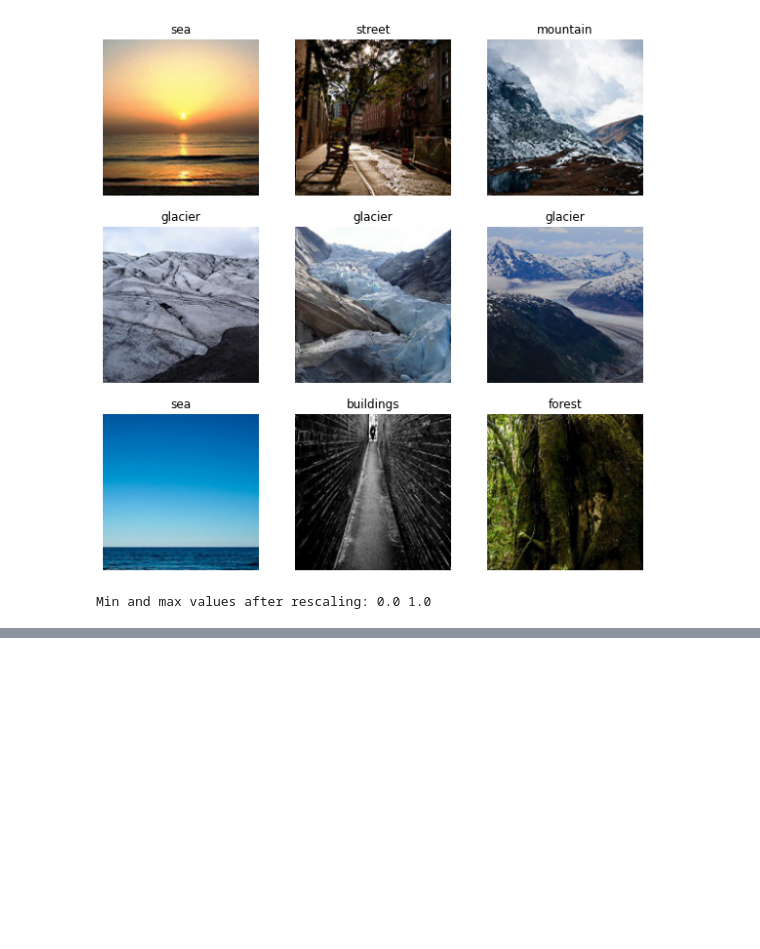
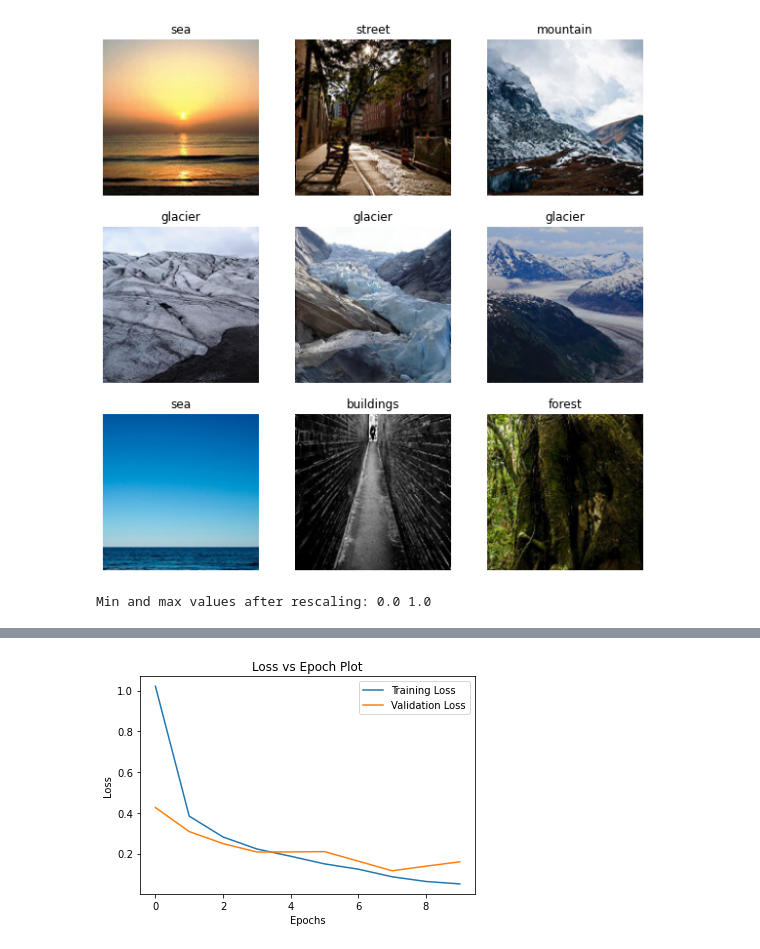
Before and after one commit to NeeteshDadwariya/deep-learning-scene-recognition, a Jupyter notebook: notebook.ipynb, the cells around one changed output, grey strips where cells are left out. Saved outputs shown, nothing was run; the diff lists cells and outputs as text; code cells hidden in the pictures; blank space fills up the shorter version.

```diff
--- a/notebook.ipynb
+++ b/notebook.ipynb
@@ -101,7 +106,7 @@ print("Min and max values after rescaling:", np.min(first_image), np.max(first_i
 # %% [output]
 Min and max values after rescaling: 0.0 1.0
 # %%
-def get_processed_input(dataset):
+def get_processed_input(dataset, factor):
     X = []
     y = []
     for image_batch, label_batch in dataset:
@@ -116,10 +121,10 @@ def get_processed_input(dataset):
     X = np.moveaxis(X, -1, 1)
     y = to_categorical(y.astype("int"))
 
-    return X, y
+    return X[:factor], y[:factor]
 
-
-X_train, y_train = get_processed_input(train_ds)
-X_val, y_val = get_processed_input(train_ds)
+factor = 500
+X_train, y_train = get_processed_input(train_ds, factor)
+X_val, y_val = get_processed_input(train_ds, factor)
 print("Shape of X_train, y_train:", X_train.shape, y_train.shape)
 # %% [output]
@@ -159,7 +164,7 @@ class DeepLearningModel:
         model.add(Activation(ReluActivation))
 
         model.add(Dense(n_outputs))
-        model.add(Activation(SoftmaxActivation))
+        model.add(Activation(ReluActivation))
 
         self.model = model
 
@@ -195,13 +202,15 @@ train_err, val_err, train_acc, val_acc = model.fit(X_train, y_train, n_epochs=n_
 # %%
 # Training and validation error plot
 n = len(train_err)
 training, = plt.plot(range(n), train_err, label="Training Loss")
 validation, = plt.plot(range(n), val_err, label="Validation Loss")
 plt.legend(handles=[training, validation])
 plt.title("Loss vs Epoch Plot")
 plt.ylabel('Loss')
-plt.xlabel('Iterations')
+plt.xlabel('Epochs')
 plt.show()
+# %% [output]
+[figure, added]
 # %%
 # Training and validation accuracy plot
 n = len(train_err)
```
Also changed, not shown: parts of 8 cells of this notebook, 2 other files.
